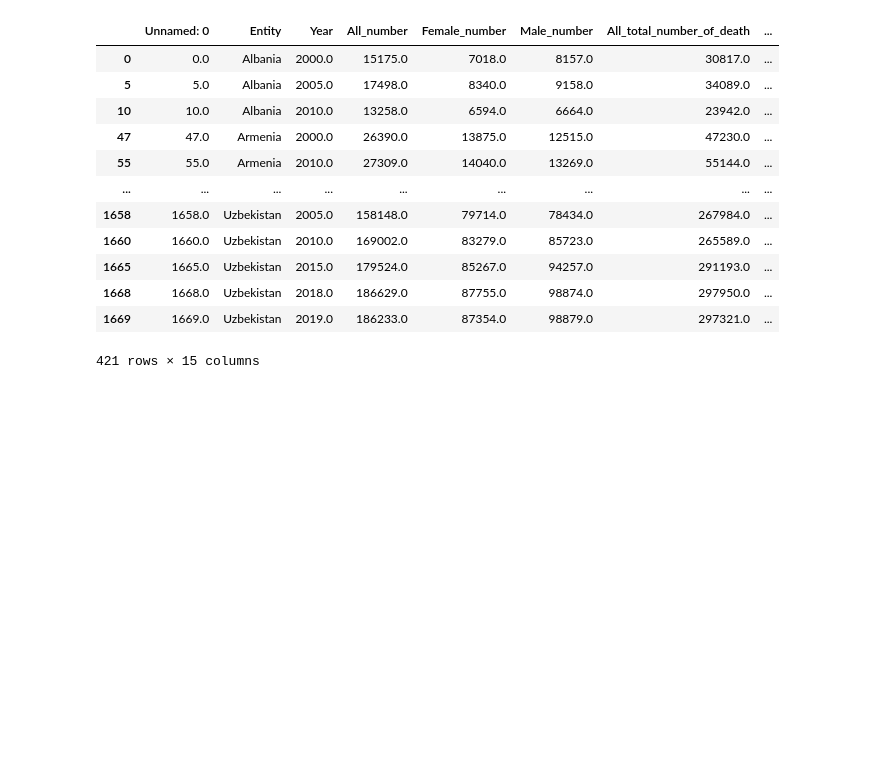
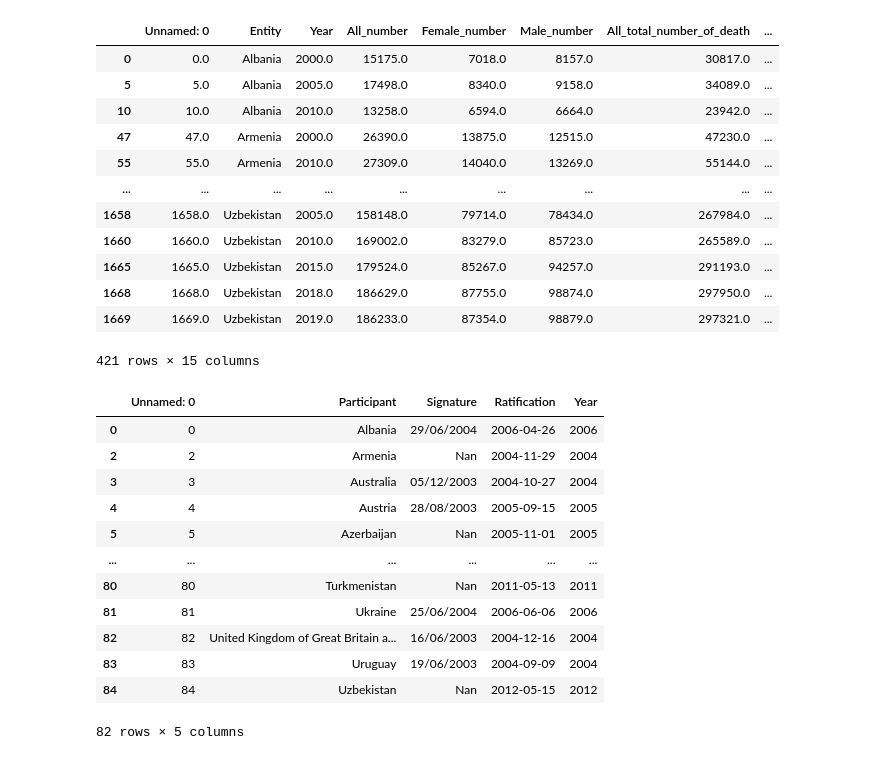
Before and after one commit to WeiJanChang/fctc_eval, a Jupyter notebook: notebook/flowchart.ipynb, the cells around one changed output. Cells and saved outputs as stored; diff of their text form; code cells hidden in the pictures; blank space fills up the shorter version.

```diff
--- a/notebook/flowchart.ipynb
+++ b/notebook/flowchart.ipynb
@@ -305,3 +316,27 @@ ratified_parties(df1, drop_na=drop_na, save_path=save_path)
 | 1668 | 1668.0 | Uzbekistan | 2018.0 | 186629.0 | 87755.0 | 98874.0 | 297950.0 | ... |
 | 1669 | 1669.0 | Uzbekistan | 2019.0 | 186233.0 | 87354.0 | 98879.0 | 297321.0 | ... |
 421 rows × 15 columns
+# %%
+
+import matplotlib.pyplot as plt
+
+WHOFCTC_Parties_date = pd.read_excel("/Users/wei/UCD-MPH/MPH-Lecture:Modules/MPH Dissertation/Data/WHOFCTC_Parties_date_filter.xlsx")
+CVD_Tobacco_ratified_parites = pd.read_excel("/Users/wei/UCD-MPH/MPH-Lecture:Modules/MPH Dissertation/Data/CVD_Tobacco_Parties_ratified.xlsx")
+WHOFCTC_Parties_date = WHOFCTC_Parties_date[WHOFCTC_Parties_date['Ratification'] != 'Nan']
+WHOFCTC_Parties_date['Ratification'] = pd.to_datetime(WHOFCTC_Parties_date['Ratification'], infer_datetime_format='%d/%m/%Y')
+WHOFCTC_Parties_date['Year'] = WHOFCTC_Parties_date['Ratification'].dt.year
+WHOFCTC_Parties_date
+# %% [output]
+|  | Unnamed: 0 | Participant | Signature | Ratification | Year |
+| 0 | 0 | Albania | 29/06/2004 | 2006-04-26 | 2006 |
+| 2 | 2 | Armenia | Nan | 2004-11-29 | 2004 |
+| 3 | 3 | Australia | 05/12/2003 | 2004-10-27 | 2004 |
+| 4 | 4 | Austria | 28/08/2003 | 2005-09-15 | 2005 |
+| 5 | 5 | Azerbaijan | Nan | 2005-11-01 | 2005 |
+| ... | ... | ... | ... | ... | ... |
+| 80 | 80 | Turkmenistan | Nan | 2011-05-13 | 2011 |
+| 81 | 81 | Ukraine | 25/06/2004 | 2006-06-06 | 2006 |
+| 82 | 82 | United Kingdom of Great Britain a... | 16/06/2003 | 2004-12-16 | 2004 |
+| 83 | 83 | Uruguay | 19/06/2003 | 2004-09-09 | 2004 |
+| 84 | 84 | Uzbekistan | Nan | 2012-05-15 | 2012 |
+82 rows × 5 columns
```
Also changed, not shown: parts of 8 cells of this notebook, 1 other file.
